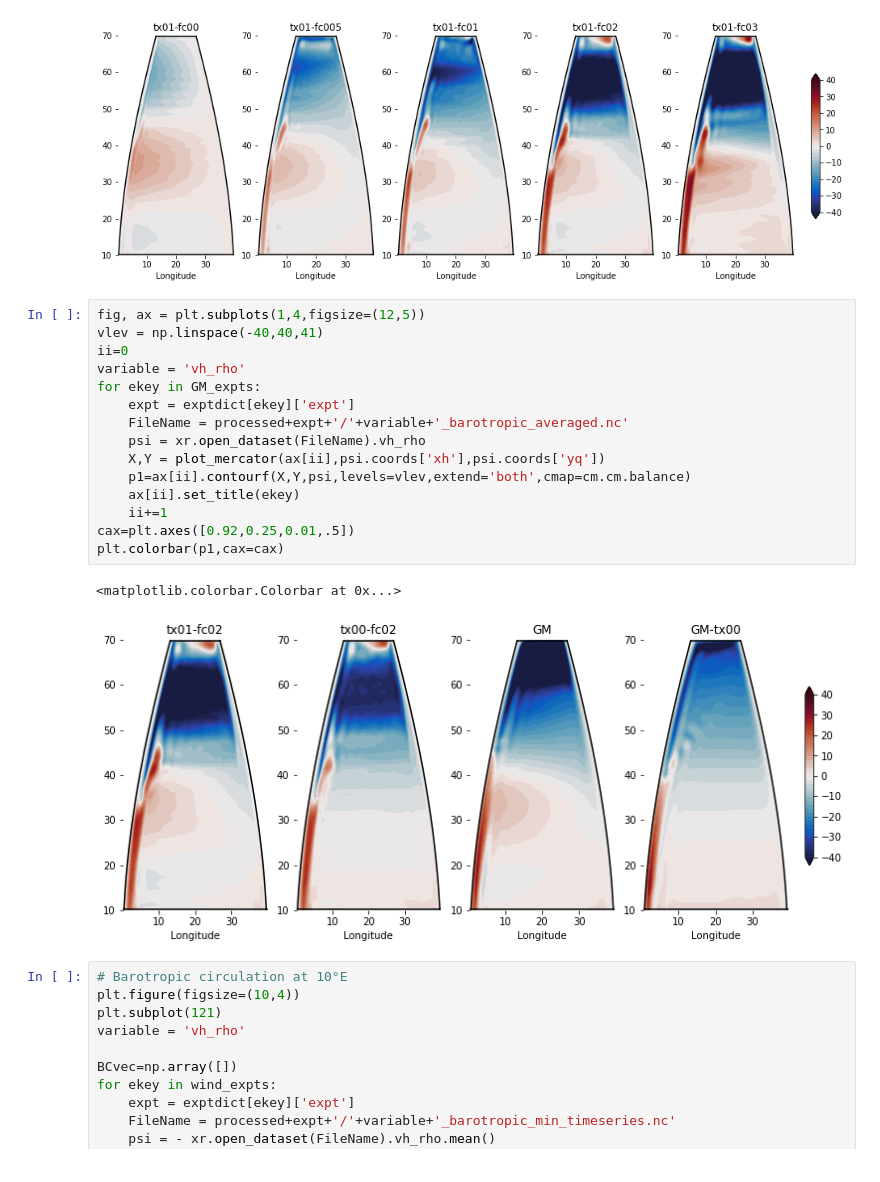
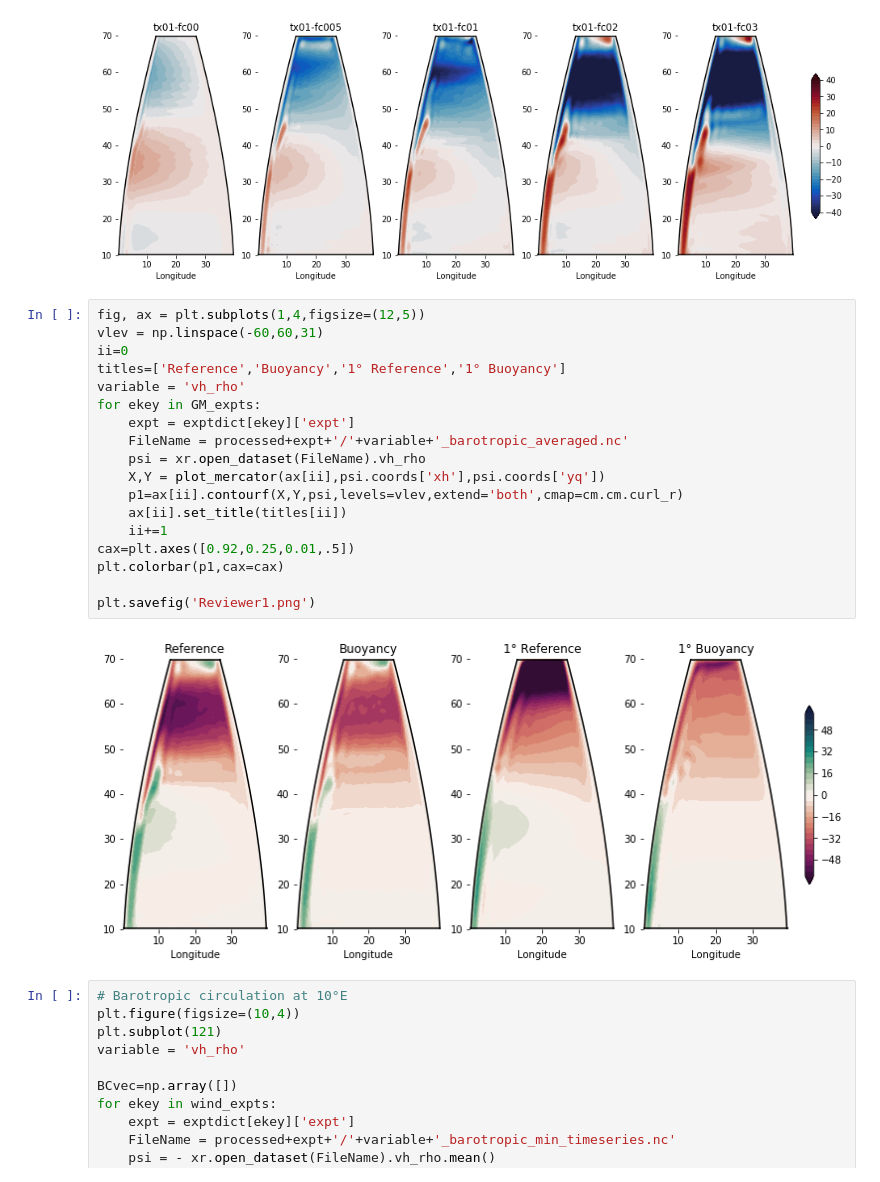
Before and after one commit to AndyHoggANU/tub-north, a Jupyter notebook: RuntimeAnalysis.ipynb, the cells around one changed output. Saved outputs shown, nothing was run; the diff lists cells and outputs as text.

```diff
--- a/RuntimeAnalysis.ipynb
+++ b/RuntimeAnalysis.ipynb
@@ -1176,22 +1176,24 @@ plt.colorbar(p1,cax=cax)
 [figure]
 # %%
 fig, ax = plt.subplots(1,4,figsize=(12,5))
-vlev = np.linspace(-40,40,41)
+vlev = np.linspace(-60,60,31)
 ii=0
+titles=['Reference','Buoyancy','1° Reference','1° Buoyancy']
 variable = 'vh_rho'
 for ekey in GM_expts:
     expt = exptdict[ekey]['expt']
     FileName = processed+expt+'/'+variable+'_barotropic_averaged.nc'
     psi = xr.open_dataset(FileName).vh_rho
     X,Y = plot_mercator(ax[ii],psi.coords['xh'],psi.coords['yq'])
-    p1=ax[ii].contourf(X,Y,psi,levels=vlev,extend='both',cmap=cm.cm.balance)
-    ax[ii].set_title(ekey)
+    p1=ax[ii].contourf(X,Y,psi,levels=vlev,extend='both',cmap=cm.cm.curl_r)
+    ax[ii].set_title(titles[ii])
     ii+=1
 cax=plt.axes([0.92,0.25,0.01,.5])
 plt.colorbar(p1,cax=cax)
+
+plt.savefig('Reviewer1.png')
 # %% [output]
-<matplotlib.colorbar.Colorbar at 0x...>
-[figure, old version]
+[figure, new version]
 # %%
 # Barotropic circulation at 10°E
 plt.figure(figsize=(10,4))
```
Also changed, not shown: 2 other files.
